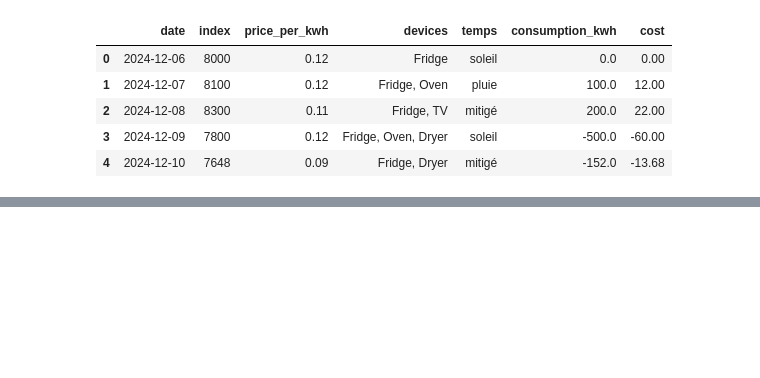
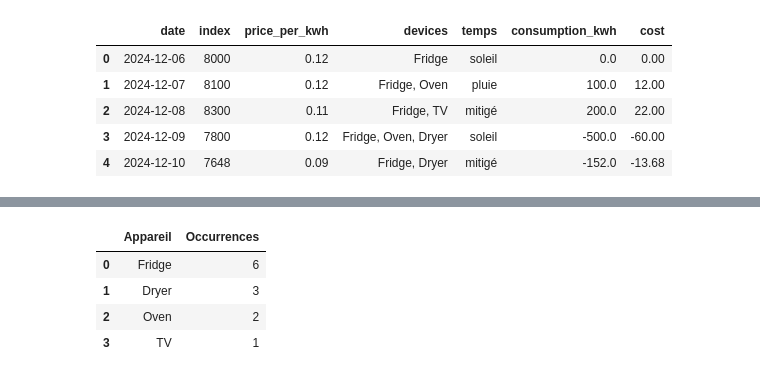
Before and after one commit to DelphineLecorney/AnalyseEnergie, a Jupyter notebook: notebooks/analyse.ipynb, the cells around one changed output, grey strips where cells are left out. Saved outputs shown, nothing was run; the diff lists cells and outputs as text; code cells hidden in the pictures; blank space fills up the shorter version.

```diff
--- a/notebooks/analyse.ipynb
+++ b/notebooks/analyse.ipynb
@@ -23,0 +42,14 @@ df.head()
+# %%
+# Appareils les plus utilisés
+from collections import Counter
+
+device_list = df["devices"].str.split(", ").sum()
+device_counts = Counter(device_list)
+
+pd.DataFrame(device_counts.most_common(), columns=["Appareil", "Occurrences"])
+# %% [output]
+|  | Appareil | Occurrences |
+| 0 | Fridge | 6 |
+| 1 | Dryer | 3 |
+| 2 | Oven | 2 |
+| 3 | TV | 1 |
```
Also changed, not shown: parts of 4 cells of this notebook.
